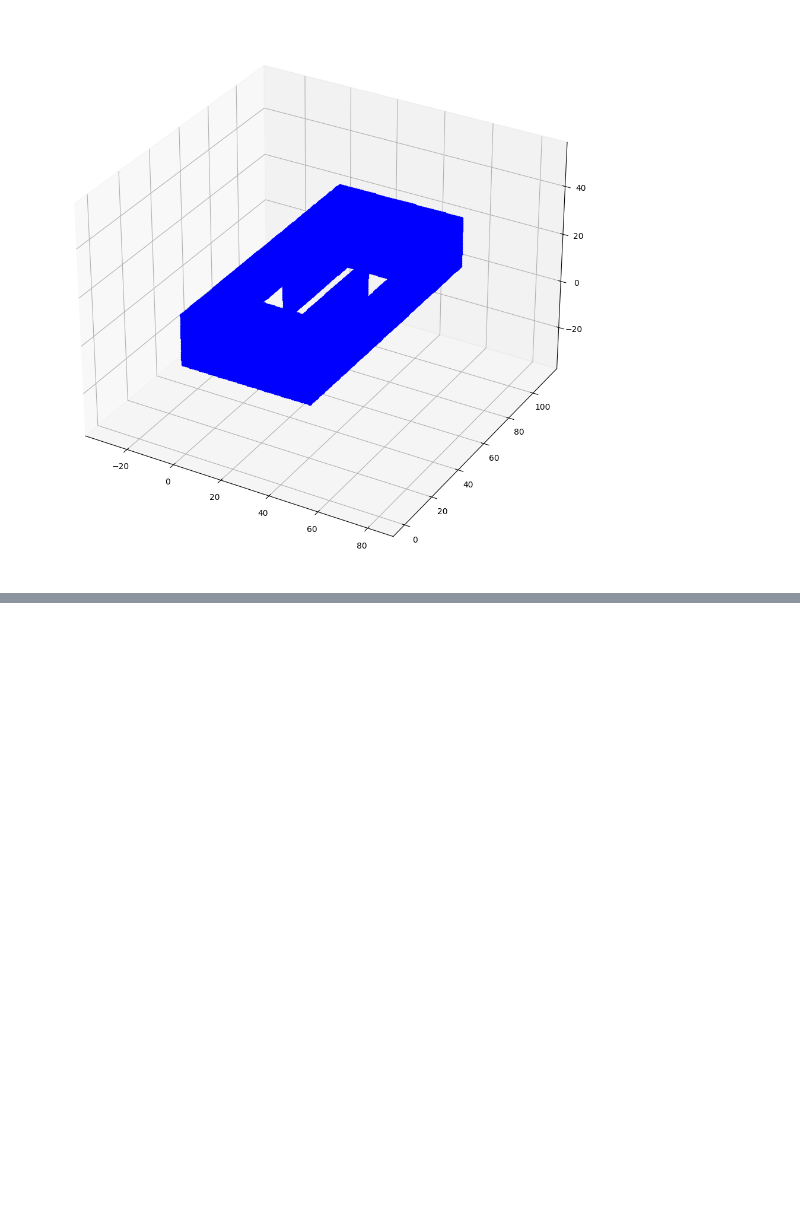
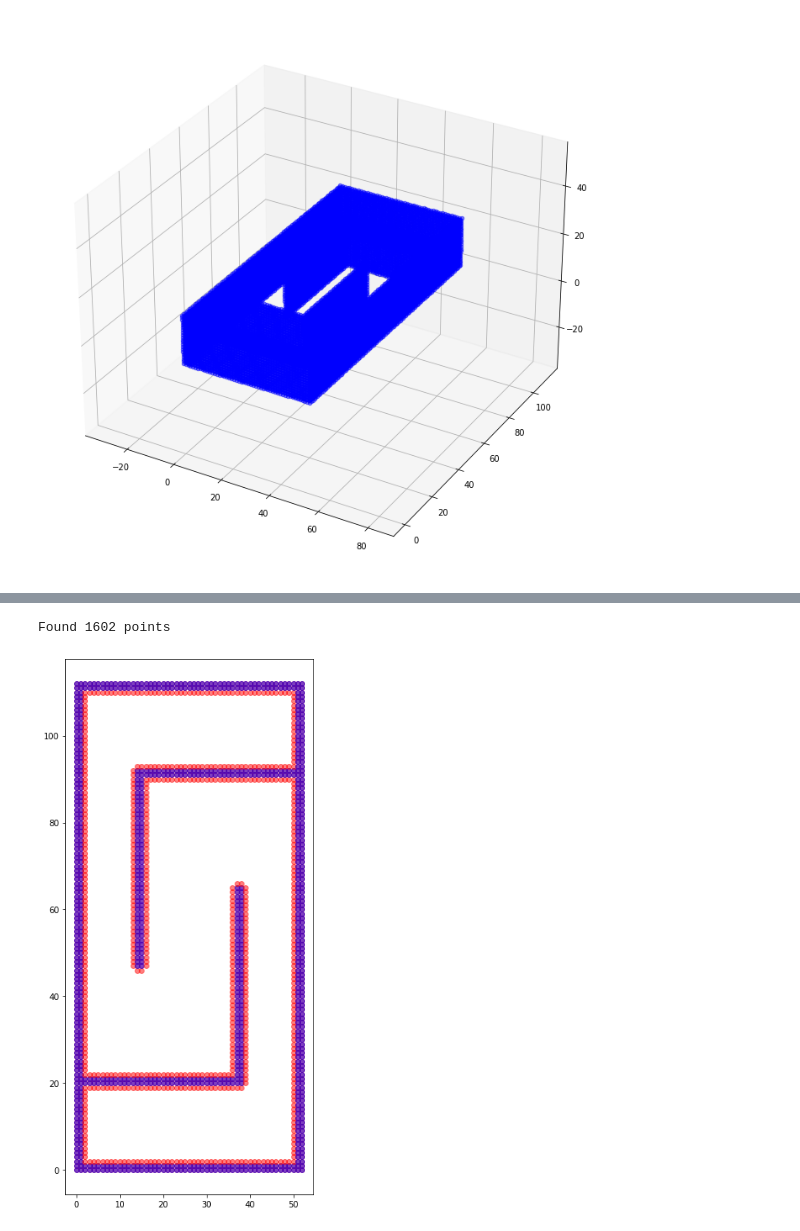
Before and after one commit to KierandeKlerk/PDM_group35, a Jupyter notebook: PDM_project/RRT/main.ipynb, the cells around one changed output, grey strips where cells are left out. Saved outputs shown, nothing was run; the diff lists cells and outputs as text; code cells hidden in the pictures; blank space fills up the shorter version.

```diff
--- a/PDM_project/RRT/main.ipynb
+++ b/PDM_project/RRT/main.ipynb
@@ -90,0 +130,19 @@ plt.show()
+# %%
+m_grid2D = marginise_grid2D(grid2D)
+# %% [output]
+Found 1602 points
+# %%
+# Testing 2D occupancy map with margin
+fig = plt.figure(figsize=(12, 12))
+ax = fig.add_subplot()
+
+for x in range(grid2D.shape[0]):
+    for y in range(grid2D.shape[1]):
+            if m_grid2D[x, y] == 1:
+                ax.scatter(x, y, c='r', alpha=0.5)
+            if grid2D[x, y] == 1:
+                ax.scatter(x, y, c='b', alpha=0.5)
+ax.set_aspect('equal')
+plt.show()
+# %% [output]
+[figure, added]
```
Also changed, not shown: parts of 9 cells of this notebook.
